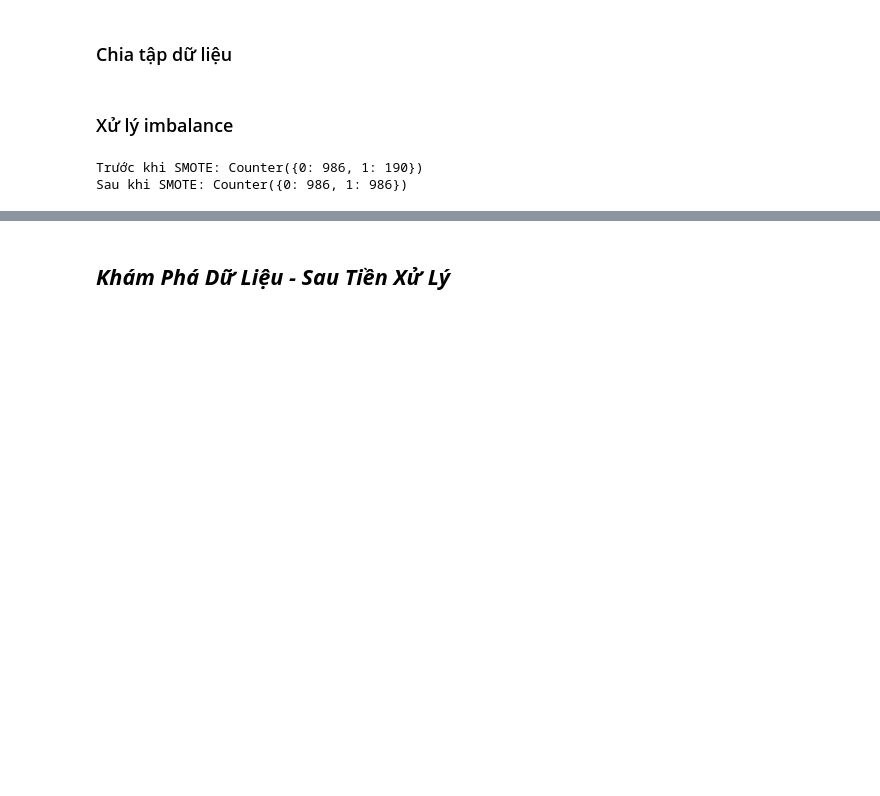
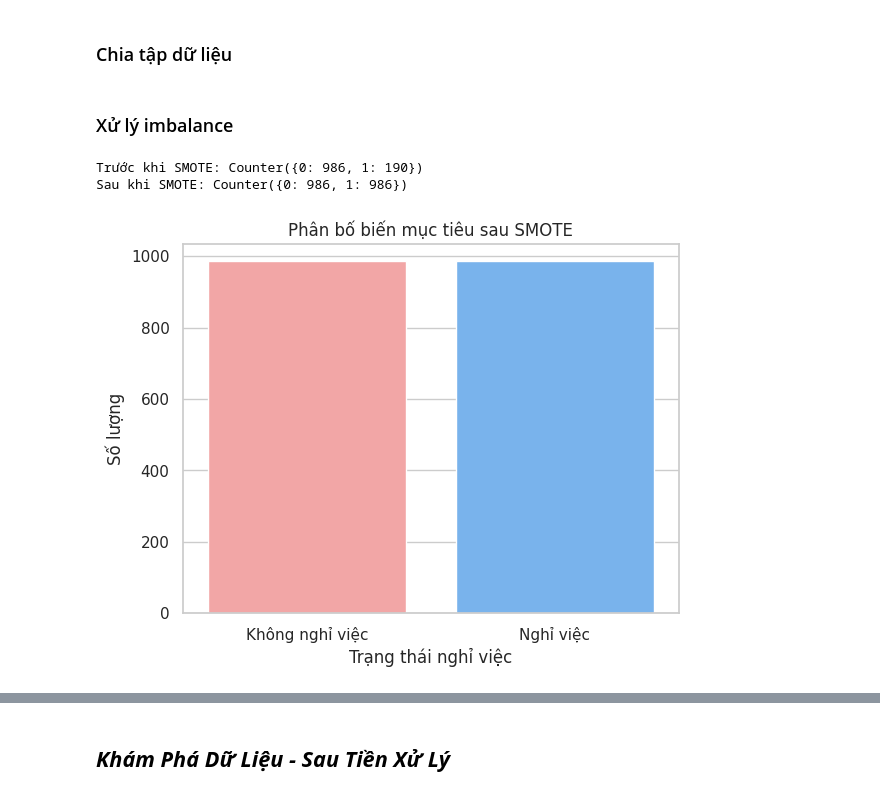
Before and after one commit to hei1sme/MAI391_FINAL_PROJECT, a Jupyter notebook: MAI391_SE194127_project.ipynb, the cells around one changed output, grey strips where cells are left out. Drawn from its saved outputs; the diff is of its cells as text; code cells hidden in the pictures; blank space fills up the shorter version.

```diff
--- a/MAI391_SE194127_project.ipynb
+++ b/MAI391_SE194127_project.ipynb
@@ -339,14 +340,29 @@ X_train, X_test, y_train, y_test = train_test_split(X, y, test_size=0.2, random_
 # %% [markdown]
 ### Xử lý imbalance
 # %%
-#Áp dụng SMOTE trên tập huấn luyện
+# Áp dụng SMOTE trên tập huấn luyện
 print("Trước khi SMOTE:", Counter(y_train))
+
+# Khởi tạo SMOTE
 smote = SMOTE(random_state=42)
+
+# Resample tập huấn luyện
 X_train_resampled, y_train_resampled = smote.fit_resample(X_train, y_train)
+
+# Kiểm tra lại phân bố sau SMOTE
 print("Sau khi SMOTE:", Counter(y_train_resampled))
+
+# Trực quan hóa phân bố biến mục tiêu
+sns.countplot(x=y_train_resampled, palette=["#ff9999", "#66b3ff"])
+plt.title("Phân bố biến mục tiêu sau SMOTE")
+plt.xlabel("Trạng thái nghỉ việc")
+plt.ylabel("Số lượng")
+plt.xticks(ticks=[0, 1], labels=["Không nghỉ việc", "Nghỉ việc"])
+plt.show()
 # %% [output]
 Trước khi SMOTE: Counter({0: 986, 1: 190})
 Sau khi SMOTE: Counter({0: 986, 1: 986})
+[figure, added]
 # %%
 # Lưu dataset đã xử lý
 processed_file_path = "/content/data/HR-Employee-Attrition-Processed.csv"
```
Also changed, not shown: parts of 2 cells of this notebook.
